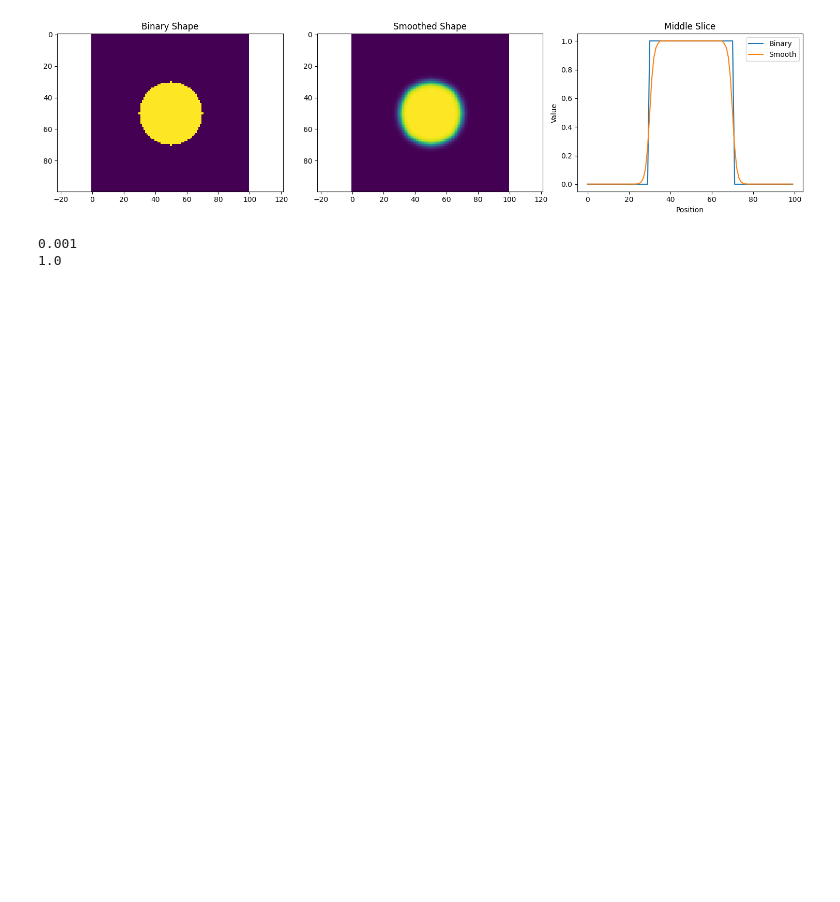
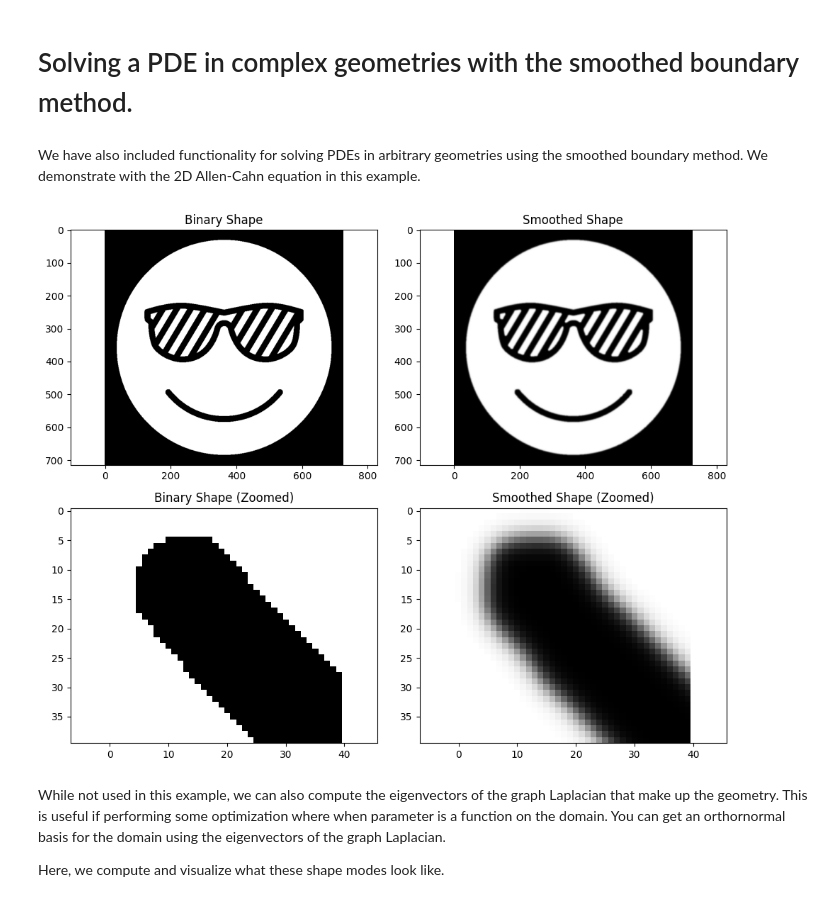
Before and after one commit to acoh64/pde-opt, a Jupyter notebook: docs/notebooks/solving_pde_smoothed_boundary.ipynb, the cells around one changed output. Drawn from its saved outputs; the diff is of its cells as text; code cells hidden in the pictures; blank space fills up the shorter version.

Commit message:
added more docs, now just need optimization examples

```diff
--- a/docs/notebooks/solving_pde_smoothed_boundary.ipynb
+++ b/docs/notebooks/solving_pde_smoothed_boundary.ipynb
@@ -1 +1,5 @@
+# %% [markdown]
+# Solving a PDE in complex geometries with the smoothed boundary method.
+# %% [markdown]
+We have also included functionality for solving PDEs in arbitrary geometries using the smoothed boundary method. We demonstrate with the 2D Allen-Cahn equation in this example.
 # %%
@@ -11,4 +17,14 @@ from pde_opt.numerics.domains import Domain
 from pde_opt.numerics.shapes import Shape
 from pde_opt.numerics.equations.allen_cahn import AllenCahn2DSmoothedBoundary
 from pde_opt.pde_model import PDEModel
+# %%
+# Load image and convert to grayscale
+img = Image.open('../cool_smile.png').convert('L')
+
+# Convert to numpy array and binarize
+img_array = np.array(img)
+binary = (img_array > 128).astype(np.float32)  # Threshold at 128
+
+# Convert to jax array
+binary_mask = jnp.array(binary)
 # %%
@@ -29,32 +37,32 @@ shape = Shape(
     smooth_tf=100.0,
 )
 # %%
-fig, (ax1, ax2, ax3) = plt.subplots(1, 3, figsize=(15, 4))
+fig, ((ax1, ax2), (ax3, ax4)) = plt.subplots(2, 2, figsize=(10, 8))
 
-ax1.imshow(shape.binary, cmap="viridis")
-ax1.set_title("Binary Shape")
-ax1.axis("equal")
+ax1.imshow(shape.binary, cmap='gray')
+ax1.set_title('Binary Shape')
+ax1.axis('equal')
 
-ax2.imshow(shape.smooth, cmap="viridis")
-ax2.set_title("Smoothed Shape")
-ax2.axis("equal")
+ax2.imshow(shape.smooth, cmap='gray')
+ax2.set_title('Smoothed Shape')
+ax2.axis('equal')
 
-# Plot slice through middle
-mid_idx = shape.binary.shape[0] // 2
-ax3.plot(shape.binary[mid_idx, :], label="Binary")
-ax3.plot(shape.smooth[mid_idx, :], label="Smooth")
-ax3.set_title("Middle Slice")
-ax3.set_xlabel("Position")
-ax3.set_ylabel("Value")
-ax3.legend()
+ax3.imshow(shape.binary[480:520, 180:220], cmap='gray')
+ax3.set_title('Binary Shape (Zoomed)')
+ax3.axis('equal')
+
+ax4.imshow(shape.smooth[480:520, 180:220], cmap='gray')
+ax4.set_title('Smoothed Shape (Zoomed)')
+ax4.axis('equal')
 
 plt.tight_layout()
 plt.show()
-
-print(jnp.min(shape.smooth))
-print(jnp.max(shape.smooth))
 # %% [output]
-[figure, old version]
+[figure, new version]
-0.001
-1.0
+# %% [markdown]
+While not used in this example, we can also compute the eigenvectors of the graph Laplacian that make up the geometry.
+This is useful if performing some optimization where when parameter is a function on the domain.
+You can get an orthornormal basis for the domain using the eigenvectors of the graph Laplacian.
+
+Here, we compute and visualize what these shape modes look like.
 # %%
```
Also changed, not shown: parts of 22 cells of this notebook, 3 other files.
